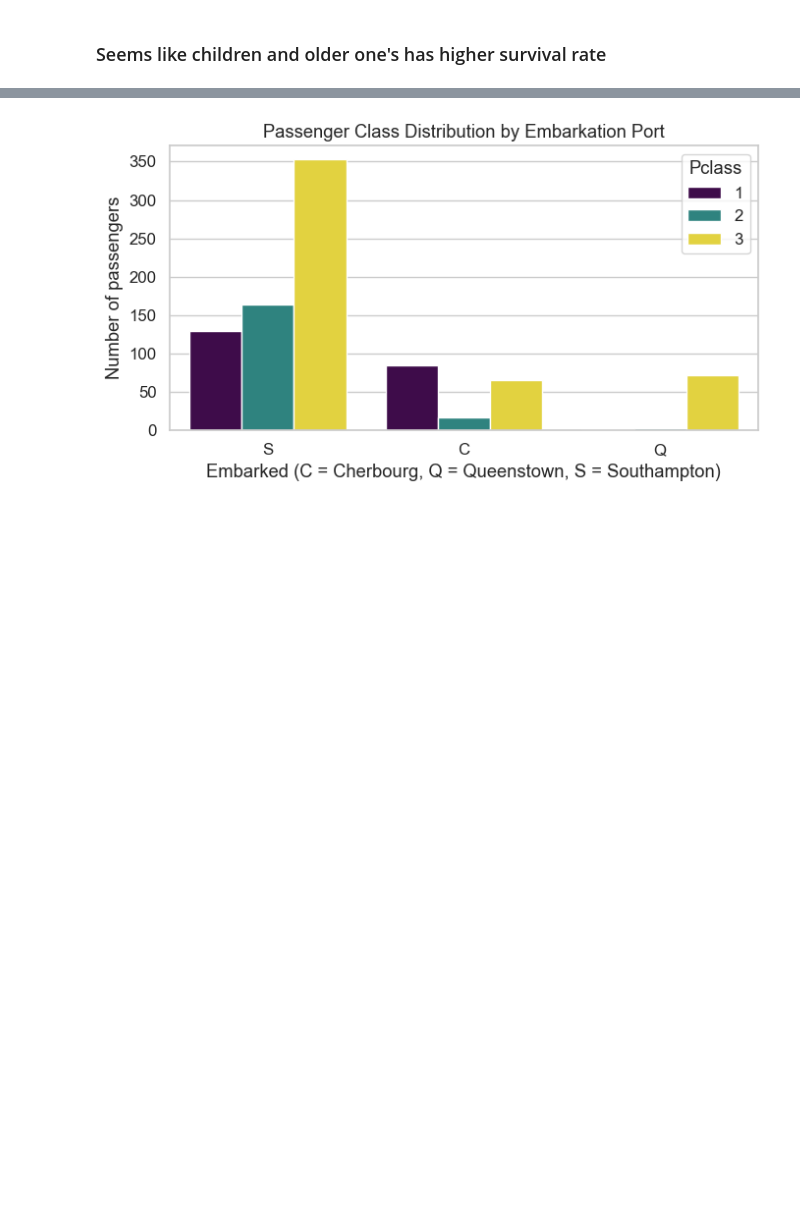
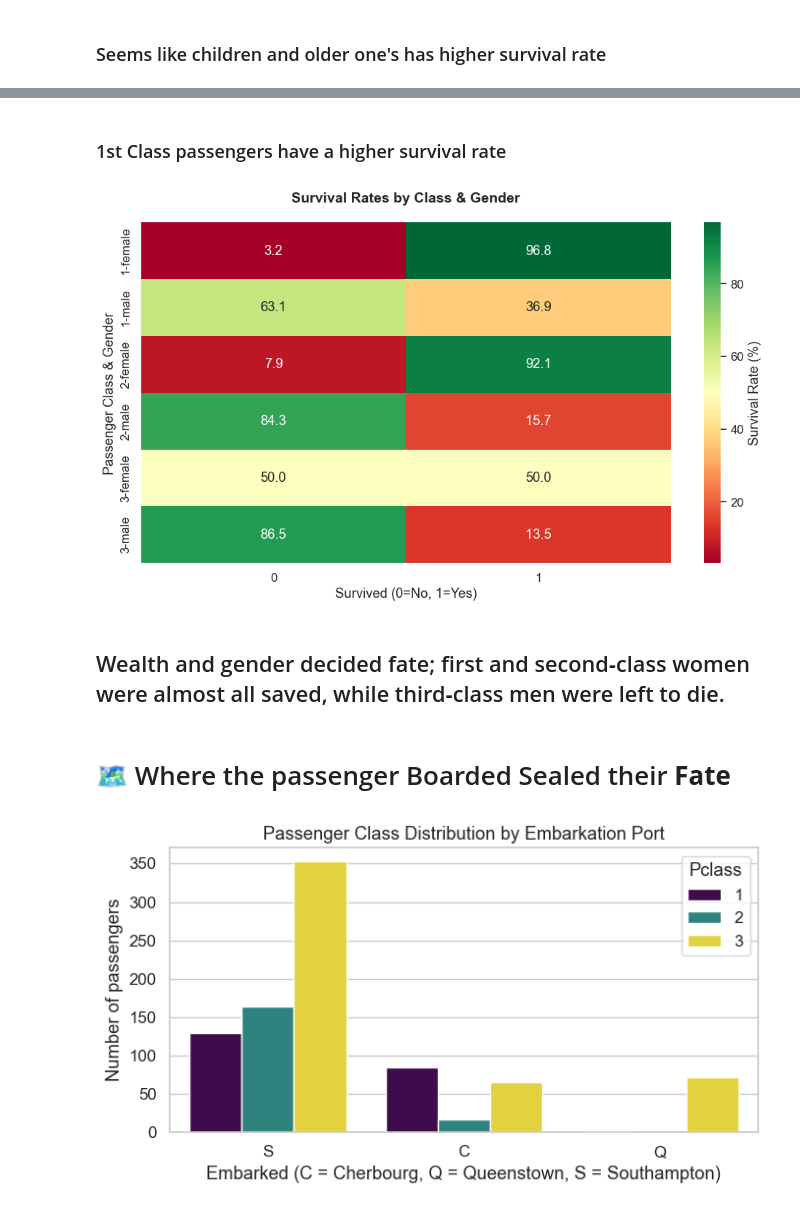
Before and after one commit to HABIBARAFIQ/AI-ML-practice-projects, a Jupyter notebook: Titanic_data_EDA.ipynb, the cells around one changed output, grey strips where cells are left out. Drawn from its saved outputs; the diff is of its cells as text; code cells hidden in the pictures; blank space fills up the shorter version.

```diff
--- a/Titanic_data_EDA.ipynb
+++ b/Titanic_data_EDA.ipynb
@@ -219,3 +250,23 @@ plt.show()
+# %% [markdown]
+### 1st Class passengers have a higher survival rate
+# %%
+plt.figure(figsize=(10, 6))
+survival_heatmap = pd.crosstab([train_df['Pclass'], train_df['Sex']],
+                              train_df['Survived'], normalize='index') * 100
+
+sns.heatmap(survival_heatmap, annot=True, fmt='.1f', cmap='RdYlGn', cbar_kws={'label': 'Survival Rate (%)'})
+plt.title('Survival Rates by Class & Gender',
+          fontsize=14, fontweight='bold', pad=20)
+plt.xlabel('Survived (0=No, 1=Yes)')
+plt.ylabel('Passenger Class & Gender')
+plt.tight_layout()
+plt.show()
+# %% [output]
+[figure, added]
+# %% [markdown]
+## Wealth and gender decided fate; first and second‑class women were almost all saved, while third‑class men were left to die.
+# %% [markdown]
+# 🗺️ Where the passenger Boarded Sealed their **Fate**
 # %%
 plt.figure(figsize=(7, 4))
 sns.countplot(
```
Also changed, not shown: parts of 63 cells of this notebook.
